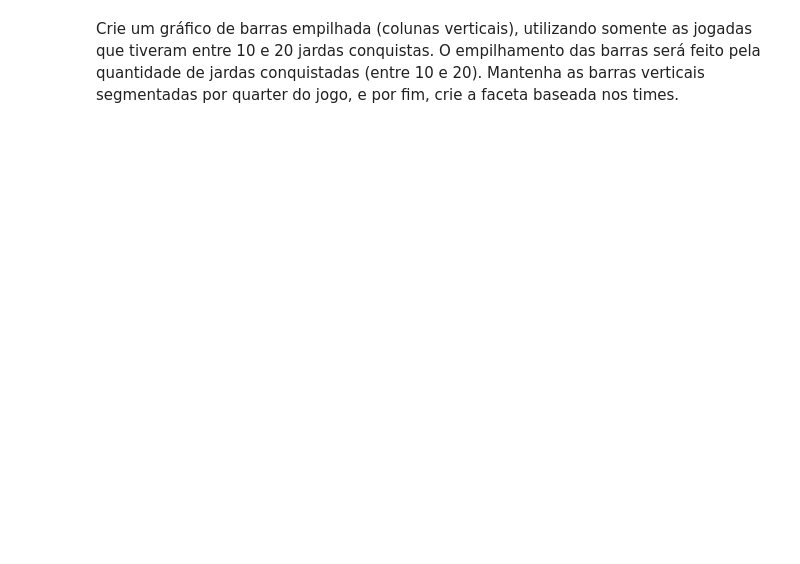
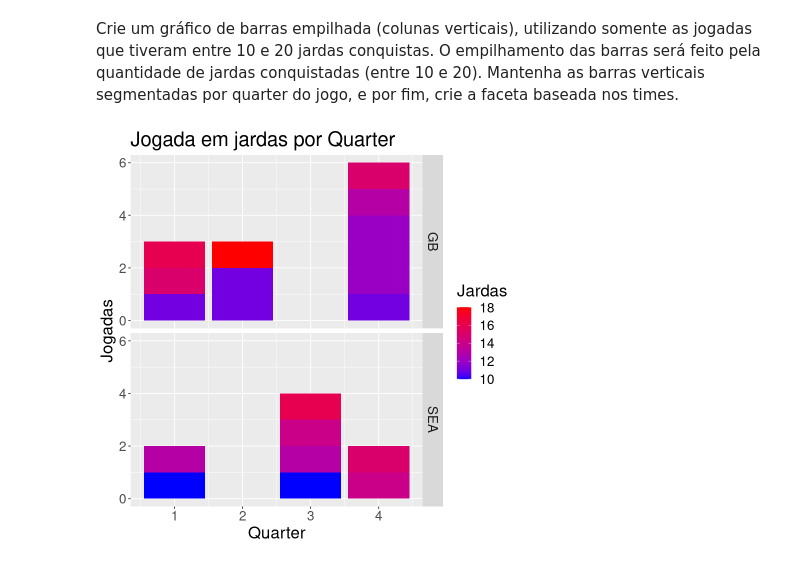
Before and after one commit to MillenRodrigues/Atividade-T7, a Jupyter notebook: Trilha7_ExercicioAprofundamento.ipynb, the cells around one changed output. Cells and saved outputs as stored; diff of their text form; code cells hidden in the pictures; blank space fills up the shorter version.

Commit message:
Segundo gráfico completo

```diff
--- a/Trilha7_ExercicioAprofundamento.ipynb
+++ b/Trilha7_ExercicioAprofundamento.ipynb
@@ -430,0 +432,21 @@ O empilhamento das barras será feito pela quantidade de jardas conquistadas (en
+# %%
+# construção da base
+df <-
+  pontuacaoJogadas %>%  # base com nomes de times
+  inner_join(acoesJogadas, by='play_id') %>% # junta base que indica o quarter e jardas
+  filter(10 <= yards_gained & yards_gained <= 20) %>% # filtra deixando apenas jogadas com jardas entre 10 e 20
+  select(posteam, yards_gained, qtr) # seleciona apenas as colunas relevantes para o grafico
+
+
+
+# plota o gráfico
+ggplot(data=df, # define os dados
+  aes(x=qtr, fill=yards_gained, group=yards_gained)) + # define x para quarters e y para jardas
+  geom_bar(position=position_stack(reverse = TRUE)) + # define formato de barras empilhadas
+  facet_grid("posteam") +  # cria faceta por time
+  theme(text = element_text(size = 20)) + # aumenta o texto que é pequeno no colab
+  labs(title = "Jogada em jardas por Quarter", # adiciona um título ao gráfico
+        x = "Quarter", y = "Jogadas", fill="Jardas") + # renomeia os eixos
+  scale_fill_gradient(low="blue", high="red") # define a escala de cores do azul pro vermelho
+# %% [output]
+[figure, added]
```
Also changed, not shown: parts of 6 cells of this notebook.
